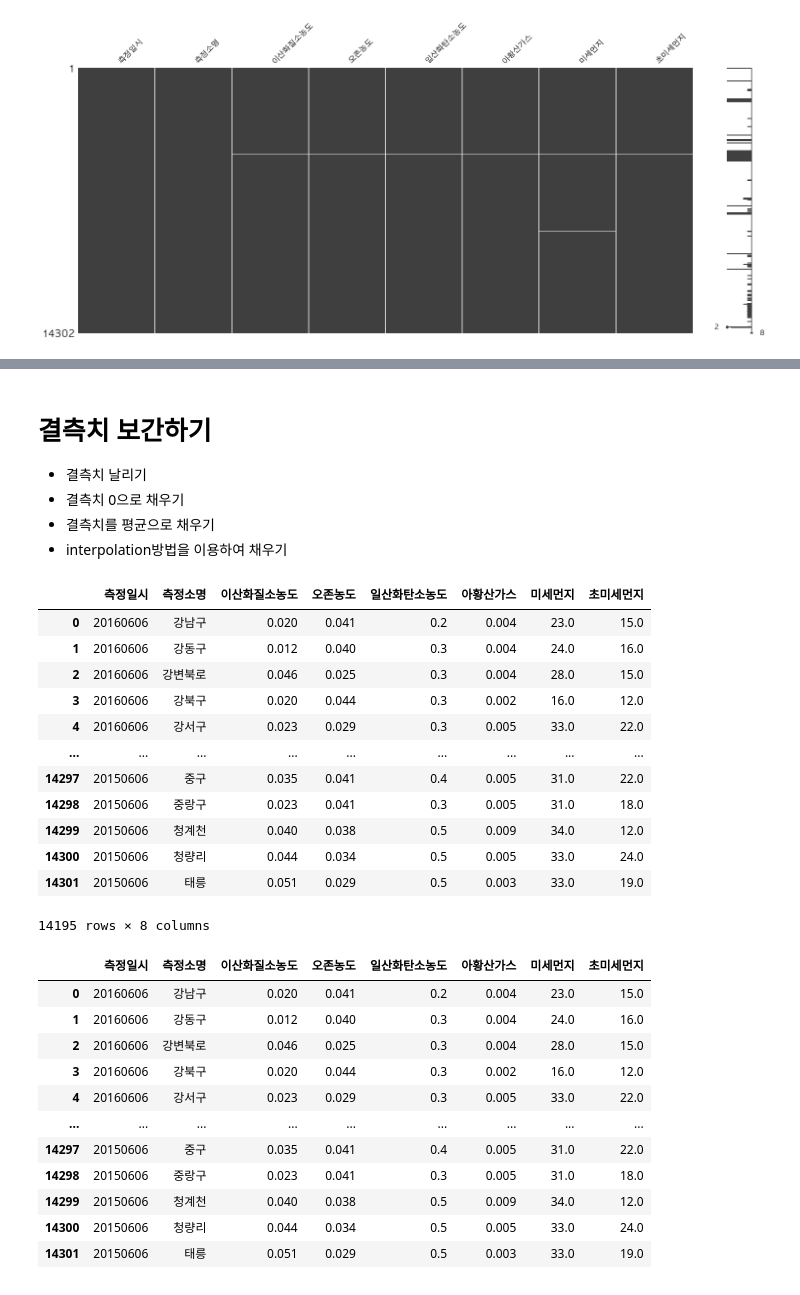
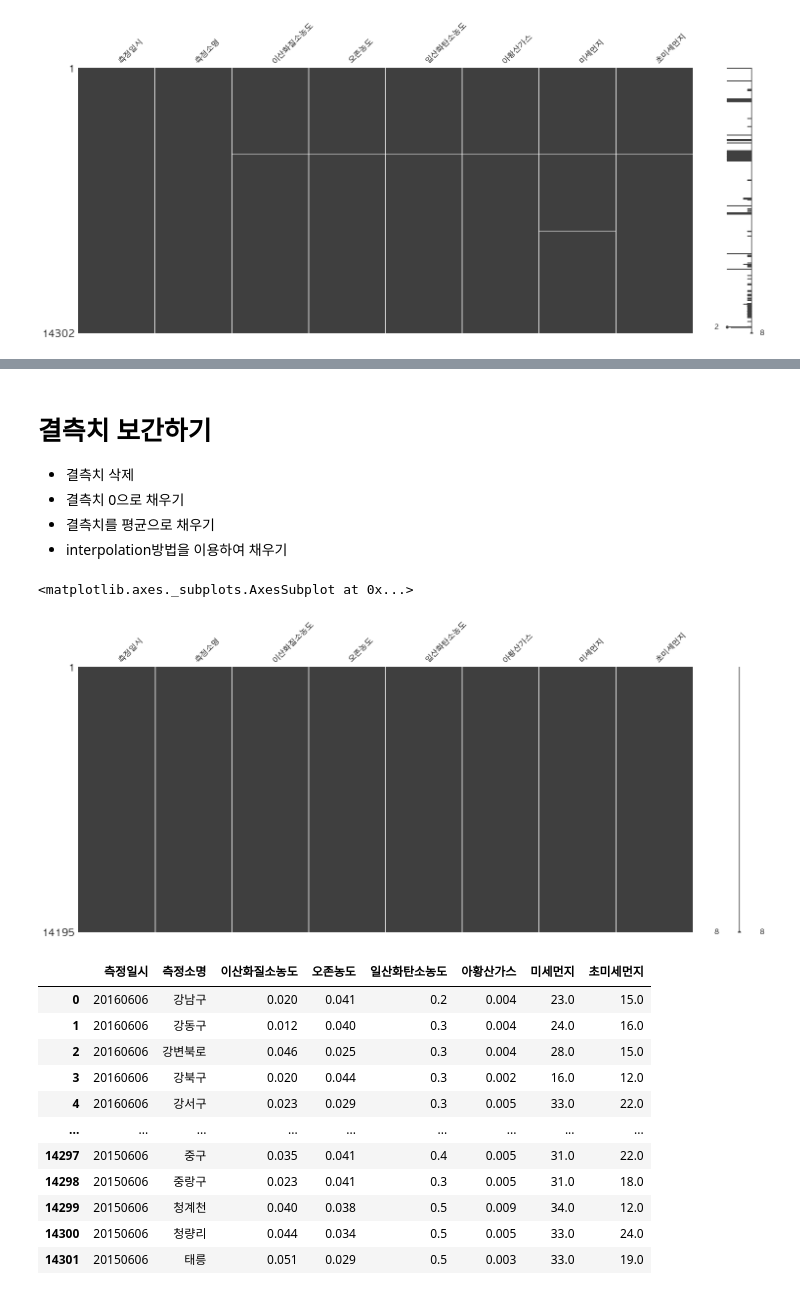
Before and after one commit to hoesungryu/blockchain-devML-course, a Jupyter notebook: code/Day04/Day04_03_Preprocessing_fillna.ipynb, the cells around one changed output, grey strips where cells are left out. Cells and saved outputs as stored; diff of their text form; code cells hidden in the pictures.

```diff
--- a/code/Day04/Day04_03_Preprocessing_fillna.ipynb
+++ b/code/Day04/Day04_03_Preprocessing_fillna.ipynb
@@ -3,14 +3,15 @@ import pandas as pd
 import numpy as np
 import matplotlib.pyplot as plt
 
-# 한글깨짐방지
-# from matplotlib import font_manager, rc
-# font_name = font_manager.FontProperties(fname="c:/Windows/Fonts/malgun.ttf").get_name()
-# rc('font', family=font_name)
+# 한글깨짐방지- window
+from matplotlib import font_manager, rc
+font_name = font_manager.FontProperties(fname="c:/Windows/Fonts/malgun.ttf").get_name()
+rc('font', family=font_name)
 
-from matplotlib import rc
-rc('font', family='AppleGothic')
-plt.rcParams['axes.unicode_minus'] = False
+# 한글깨짐방지- mac
+# from matplotlib import rc
+# rc('font', family='AppleGothic')
+# plt.rcParams['axes.unicode_minus'] = False
 # %%
 # data load
 # encoding : 윈도우즈 환경에서의 한글 처리
@@ -35,24 +27,14 @@ from sklearn.preprocessing import MaxAbsScaler
 # %% [markdown]
 # 결측치 보간하기
-- 결측치 날리기
+- 결측치 삭제
 - 결측치 0으로 채우기
 - 결측치를 평균으로 채우기
 - interpolation방법을 이용하여 채우기
 # %%
-# 1. 결측치 날리기
-raw_data.dropna()
+# 1. 결측치 삭제 == dropna()
+result1 = raw_data.dropna()
+msno.matrix(result1)
 # %% [output]
-|  | 측정일시 | 측정소명 | 이산화질소농도 | 오존농도 | 일산화탄소농도 | 아황산가스 | 미세먼지 | 초미세먼지 |
-| 0 | 20160606 | 강남구 | 0.020 | 0.041 | 0.2 | 0.004 | 23.0 | 15.0 |
-| 1 | 20160606 | 강동구 | 0.012 | 0.040 | 0.3 | 0.004 | 24.0 | 16.0 |
-| 2 | 20160606 | 강변북로 | 0.046 | 0.025 | 0.3 | 0.004 | 28.0 | 15.0 |
-| 3 | 20160606 | 강북구 | 0.020 | 0.044 | 0.3 | 0.002 | 16.0 | 12.0 |
-| 4 | 20160606 | 강서구 | 0.023 | 0.029 | 0.3 | 0.005 | 33.0 | 22.0 |
-| ... | ... | ... | ... | ... | ... | ... | ... | ... |
-| 14297 | 20150606 | 중구 | 0.035 | 0.041 | 0.4 | 0.005 | 31.0 | 22.0 |
-| 14298 | 20150606 | 중랑구 | 0.023 | 0.041 | 0.3 | 0.005 | 31.0 | 18.0 |
-| 14299 | 20150606 | 청계천 | 0.040 | 0.038 | 0.5 | 0.009 | 34.0 | 12.0 |
-| 14300 | 20150606 | 청량리 | 0.044 | 0.034 | 0.5 | 0.005 | 33.0 | 24.0 |
-| 14301 | 20150606 | 태릉 | 0.051 | 0.029 | 0.5 | 0.003 | 33.0 | 19.0 |
-14195 rows × 8 columns
+<matplotlib.axes._subplots.AxesSubplot at 0x...>
+[figure, added]
 # %%
```
Also changed, not shown: parts of 20 cells of this notebook, 18 other files.
